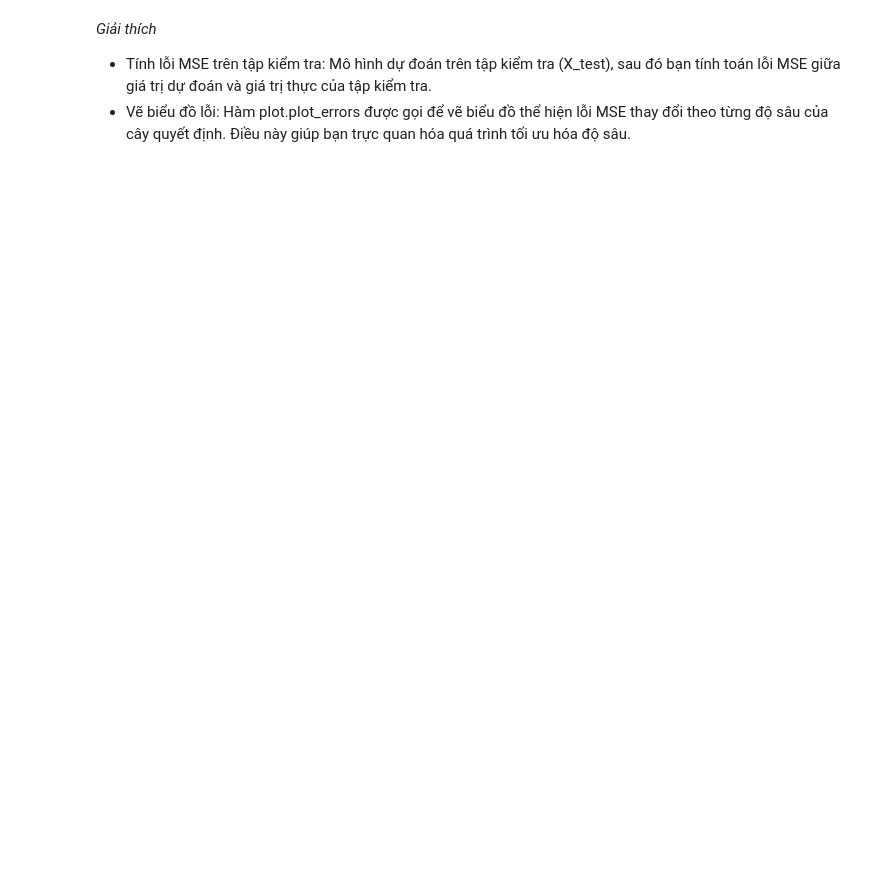
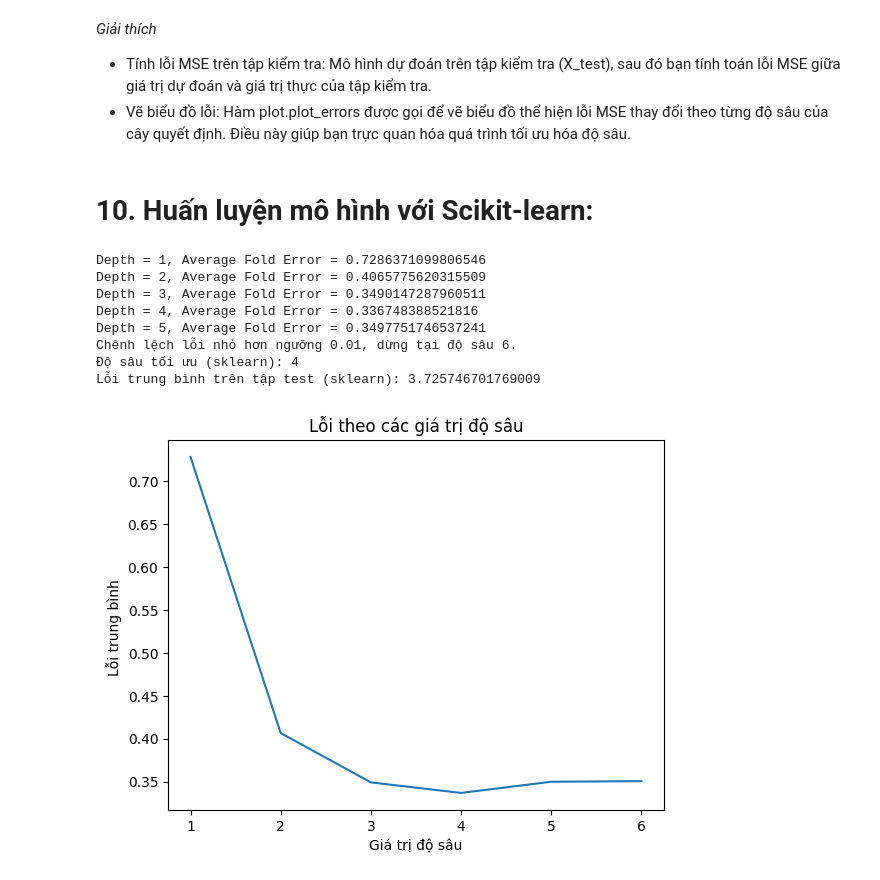
Before and after one commit to huynq2004/Student-Final-Grade-ML, a Jupyter notebook: notebooks/03_Decision_Tree_Cart.ipynb, the cells around one changed output. Drawn from its saved outputs; the diff is of its cells as text; code cells hidden in the pictures; blank space fills up the shorter version.

```diff
--- a/notebooks/03_Decision_Tree_Cart.ipynb
+++ b/notebooks/03_Decision_Tree_Cart.ipynb
@@ -234,3 +359,75 @@ Lỗi trung bình trên tập test (thủ công): 3.6164119641352857
 
 *   Tính lỗi MSE trên tập kiểm tra: Mô hình dự đoán trên tập kiểm tra (X_test), sau đó bạn tính toán lỗi MSE giữa giá trị dự đoán và giá trị thực của tập kiểm tra.
 *   Vẽ biểu đồ lỗi: Hàm plot.plot_errors được gọi để vẽ biểu đồ thể hiện lỗi MSE thay đổi theo từng độ sâu của cây quyết định. Điều này giúp bạn trực quan hóa quá trình tối ưu hóa độ sâu.
+# %% [markdown]
+# 10. Huấn luyện mô hình với Scikit-learn:
+# %%
+# 1. Thiết lập độ sâu cây cần kiểm tra và ngưỡng dừng
+depth_values = range(1, 11)
+threshold = 0.01  # Ngưỡng chênh lệch lỗi để dừng
+
+# 2. Huấn luyện mô hình và tìm độ sâu tối ưu
+errors = []
+best_depth = None
+lowest_error = float('inf')
+previous_error = None  # Lưu lỗi của độ sâu trước đó
+
+for depth in depth_values:
+    fold_errors = []
+    for fold in range(5):
+        X_train, y_train, X_val, y_val = load_fold_data(fold)
+
+        # Khởi tạo và huấn luyện Decision Tree bằng thư viện scikit-learn
+        tree = DecisionTreeRegressor(max_depth=depth)
+        tree.fit(X_train, y_train)
+
+        # Dự đoán trên tập val
+        y_pred = tree.predict(X_val)
+
+        # Tính lỗi MSE
+        mse = np.mean((y_val - y_pred) ** 2)
+        fold_errors.append(mse)
+
+    avg_error = np.mean(fold_errors)
+    errors.append(avg_error)
+
+    # Kiểm tra ngưỡng dừng
+    if previous_error is not None and abs(previous_error - avg_error) < threshold:
+        print(f"Chênh lệch lỗi nhỏ hơn ngưỡng {threshold}, dừng tại độ sâu {depth}.")
+        break
+
+    # Cập nhật độ sâu tối ưu nếu lỗi thấp hơn
+    if avg_error < lowest_error:
+        lowest_error = avg_error
+        best_depth = depth
+
+    previous_error = avg_error  # Cập nhật lỗi trước đó để kiểm tra ngưỡng
+
+    print(f"Depth = {depth}, Average Fold Error = {avg_error}")
+
+# 3. Lưu trữ mô hình với độ sâu tốt nhất
+print(f'Độ sâu tối ưu (sklearn): {best_depth}')
+
+# 4. Dự đoán trên tập test
+X_train, y_train = load_data_from('D:/NgoChucNgoc64KTPM2/HocMayG3/Student-Final-Grade-ML/data/split/train_data.csv')
+X_test, y_test = load_data_from('D:/NgoChucNgoc64KTPM2/HocMayG3/Student-Final-Grade-ML/data/split/train_data.csv')
+tree = DecisionTreeRegressor(max_depth=best_depth)
+tree.fit(X_train, y_train)
+y_pred = tree.predict(X_test)
+
+# 5. Tính lỗi và vẽ biểu đồ
+mse_test = np.mean((y_test - y_pred) ** 2)
+print(f'Lỗi trung bình trên tập test (sklearn): {mse_test}')
+
+# Vẽ biểu đồ lỗi theo độ sâu
+plot_errors(depth_values[:len(errors)], errors)
+# %% [output]
+Depth = 1, Average Fold Error = 0.7286371099806546
+Depth = 2, Average Fold Error = 0.4065775620315509
+Depth = 3, Average Fold Error = 0.3490147287960511
+Depth = 4, Average Fold Error = 0.336748388521816
+Depth = 5, Average Fold Error = 0.3497751746537241
+Chênh lệch lỗi nhỏ hơn ngưỡng 0.01, dừng tại độ sâu 6.
+Độ sâu tối ưu (sklearn): 4
+Lỗi trung bình trên tập test (sklearn): 3.725746701769009
+[figure, added]
```
Also changed, not shown: parts of 20 cells of this notebook.
